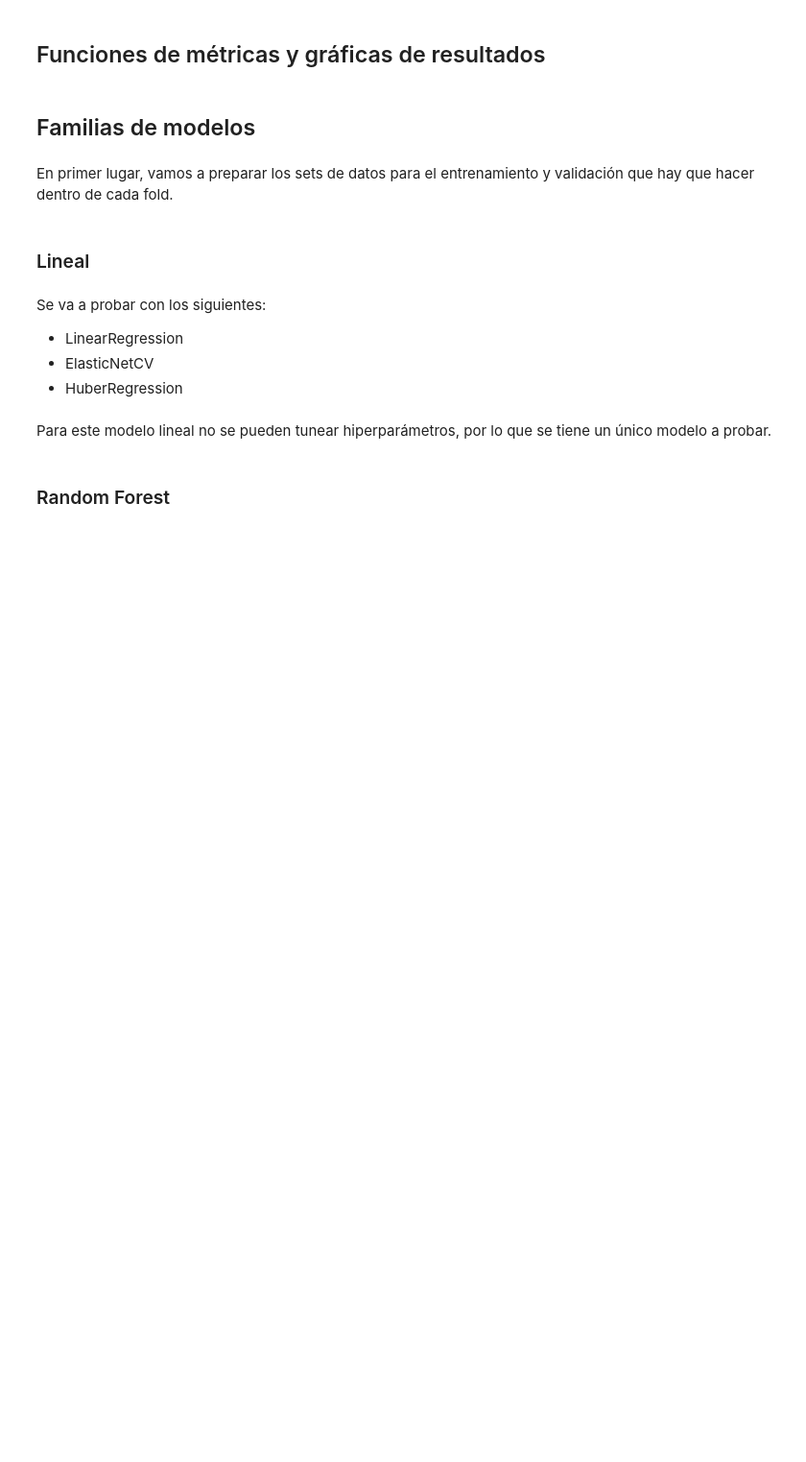
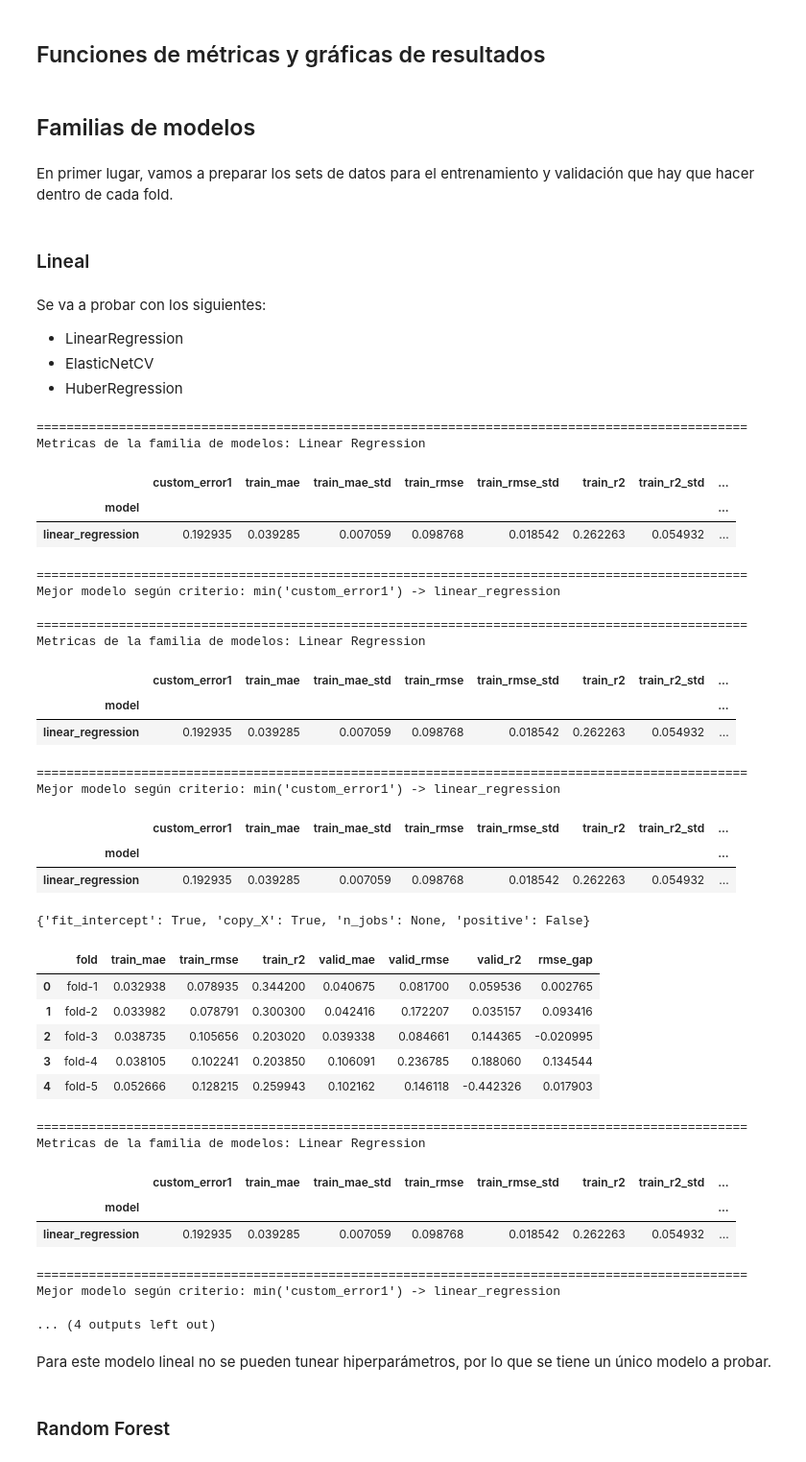
Before and after one commit to epiblasfunds/options-pricing, a Jupyter notebook: models.ipynb, the cells around one changed output. Shown at 96% size. Cells and saved outputs as stored; diff of their text form; code cells hidden in the pictures; blank space fills up the shorter version.

```diff
--- a/models.ipynb
+++ b/models.ipynb
@@ -583,6 +898,25 @@ def best_model_family_graphics(
 # %% [markdown]
 En primer lugar, vamos a preparar los sets de datos para el entrenamiento y validación que hay que hacer dentro de cada fold.
 # %%
+def temporal_inner_split_for_early_stopping(
+    X_train,
+    y_train,
+    valid_fraction: float = 0.20,
+    min_valid_samples: int = 256,
+):
+    """
+    Crea un split temporal interno dentro de X_train para el early stopping.
+    El fold-valid externo queda reservado únicamente para evaluación final de métricas,
+    evitando así cualquier sesgo de overfitting hacia ese conjunto.
+    """
+    n_samples = len(X_train)
+
+    n_valid = max(int(np.ceil(n_samples * valid_fraction)), min_valid_samples)
+    split_idx = n_samples - n_valid
+
+    return X_train[:split_idx], y_train[:split_idx], X_train[split_idx:], y_train[split_idx:]
+
+
 def prepare_training_fold_data(train_df: pd.DataFrame, fold_info):
     """
     Prepara X/y de train y valid para un fold temporal.
@@ -634,10 +968,9 @@ def build_model_candidates(
     for i in range(n_iter):
         sampled = {}
         for param_name, values in search_space.items():
-            sampled_value = rng.choice(values)
-            sampled[param_name] = (
-                sampled_value.item() if isinstance(sampled_value, np.generic) else sampled_value
-            )
+            values_list = list(values)
+            sampled_value = values_list[int(rng.integers(0, len(values_list)))]
+            sampled[param_name] = sampled_value
 
         models[f"{model_prefix}_{i+1:03d}"] = {**fixed_params, **sampled}
 
@@ -705,33 +1037,70 @@ for model_i_name, model_i_params in tqdm(
         )
         model_i_folds_metrics.append((fold_name, fold_metrics))
 
         training_registry[f"{model_i_name}_{fold_name}"] = {
             "model": linear_model,
             "best_iteration": None,
             "best_score": np.nan,
             "metrics": fold_metrics,
             "y_valid_true": y_valid_fold.tolist(),
             "y_valid_pred": y_valid_fold_pred.tolist(),
         }
 
     metrics = calculate_metrics_across_folds([m for _, m in model_i_folds_metrics])
     family_models_metrics_table = add_model_metrics_row(
         metrics,
         model_name=model_i_name,
         metrics_table=family_models_metrics_table,
     )
 
 print("\n" + "=" * 95)
 print(f"Metricas de la familia de modelos: {LINEAR_REGRESSION_CONFIG['family_name']}")
 display(family_models_metrics_table.head(15))
 print("=" * 95)
 
 best_model_linear = select_best_model_from_metrics_table(
     family_models_metrics_table,
     model_params_registry,
     training_registry,
     family_name=LINEAR_REGRESSION_CONFIG["family_name"],
+    selection_config=MODEL_SELECTION_CONFIG_CUSTOM_ERROR_1,
 )
+
+linear_best_name = str(best_model_linear.index[0])
+linear_best_params = model_params_registry[linear_best_name].copy()
+# %% [output]
+===============================================================================================
+Metricas de la familia de modelos: Linear Regression
+|  | custom_error1 | train_mae | train_mae_std | train_rmse | train_rmse_std | train_r2 | train_r2_std | ... |
+| model |  |  |  |  |  |  |  | ... |
+| linear_regression | 0.192935 | 0.039285 | 0.007059 | 0.098768 | 0.018542 | 0.262263 | 0.054932 | ... |
+===============================================================================================
+Mejor modelo según criterio: min('custom_error1') -> linear_regression
+===============================================================================================
+Metricas de la familia de modelos: Linear Regression
+|  | custom_error1 | train_mae | train_mae_std | train_rmse | train_rmse_std | train_r2 | train_r2_std | ... |
+| model |  |  |  |  |  |  |  | ... |
+| linear_regression | 0.192935 | 0.039285 | 0.007059 | 0.098768 | 0.018542 | 0.262263 | 0.054932 | ... |
+===============================================================================================
+Mejor modelo según criterio: min('custom_error1') -> linear_regression
+|  | custom_error1 | train_mae | train_mae_std | train_rmse | train_rmse_std | train_r2 | train_r2_std | ... |
+| model |  |  |  |  |  |  |  | ... |
+| linear_regression | 0.192935 | 0.039285 | 0.007059 | 0.098768 | 0.018542 | 0.262263 | 0.054932 | ... |
+{'fit_intercept': True, 'copy_X': True, 'n_jobs': None, 'positive': False}
+|  | fold | train_mae | train_rmse | train_r2 | valid_mae | valid_rmse | valid_r2 | rmse_gap |
+| 0 | fold-1 | 0.032938 | 0.078935 | 0.344200 | 0.040675 | 0.081700 | 0.059536 | 0.002765 |
+| 1 | fold-2 | 0.033982 | 0.078791 | 0.300300 | 0.042416 | 0.172207 | 0.035157 | 0.093416 |
+| 2 | fold-3 | 0.038735 | 0.105656 | 0.203020 | 0.039338 | 0.084661 | 0.144365 | -0.020995 |
+| 3 | fold-4 | 0.038105 | 0.102241 | 0.203850 | 0.106091 | 0.236785 | 0.188060 | 0.134544 |
+| 4 | fold-5 | 0.052666 | 0.128215 | 0.259943 | 0.102162 | 0.146118 | -0.442326 | 0.017903 |
+===============================================================================================
+Metricas de la familia de modelos: Linear Regression
+|  | custom_error1 | train_mae | train_mae_std | train_rmse | train_rmse_std | train_r2 | train_r2_std | ... |
+| model |  |  |  |  |  |  |  | ... |
+| linear_regression | 0.192935 | 0.039285 | 0.007059 | 0.098768 | 0.018542 | 0.262263 | 0.054932 | ... |
+===============================================================================================
+Mejor modelo según criterio: min('custom_error1') -> linear_regression
+... (4 outputs left out)
 # %% [markdown]
 Para este modelo lineal no se pueden tunear hiperparámetros, por lo que se tiene un único modelo a probar.
 # %% [markdown]
```
Also changed, not shown: parts of 16 cells of this notebook.
